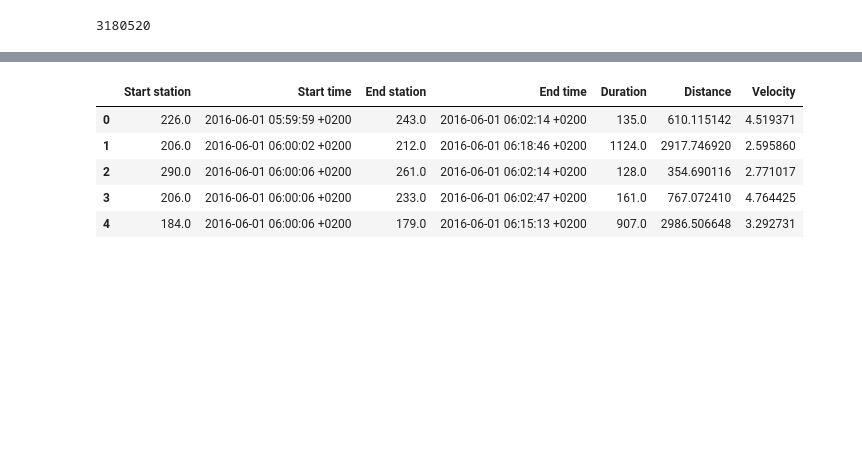
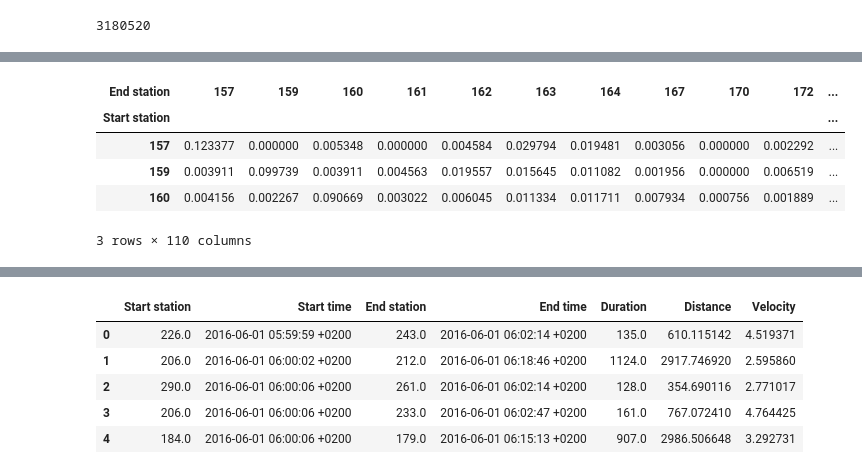
Before and after one commit to jonnor/bike-sharing-oslo, a Jupyter notebook: Oslo.ipynb, the cells around one changed output, grey strips where cells are left out. Saved outputs shown, nothing was run; the diff lists cells and outputs as text; code cells hidden in the pictures; blank space fills up the shorter version.

```diff
--- a/Oslo.ipynb
+++ b/Oslo.ipynb
@@ -145,0 +155,13 @@ delta.days
+# %%
+# How are stations connected to eachother?
+period = trips['2016-06-03':'2016-07-13']
+cross = pandas.crosstab(period['Start station'], period['End station'])
+relative = cross.div(cross.sum(axis=1), axis=0)
+relative[:3]
+# %% [output]
+| End station | 157 | 159 | 160 | 161 | 162 | 163 | 164 | 167 | 170 | 172 | ... |
+| Start station |  |  |  |  |  |  |  |  |  |  | ... |
+| 157 | 0.123377 | 0.000000 | 0.005348 | 0.000000 | 0.004584 | 0.029794 | 0.019481 | 0.003056 | 0.000000 | 0.002292 | ... |
+| 159 | 0.003911 | 0.099739 | 0.003911 | 0.004563 | 0.019557 | 0.015645 | 0.011082 | 0.001956 | 0.000000 | 0.006519 | ... |
+| 160 | 0.004156 | 0.002267 | 0.090669 | 0.003022 | 0.006045 | 0.011334 | 0.011711 | 0.007934 | 0.000756 | 0.001889 | ... |
+3 rows × 110 columns
```
Also changed, not shown: parts of 10 cells of this notebook.
